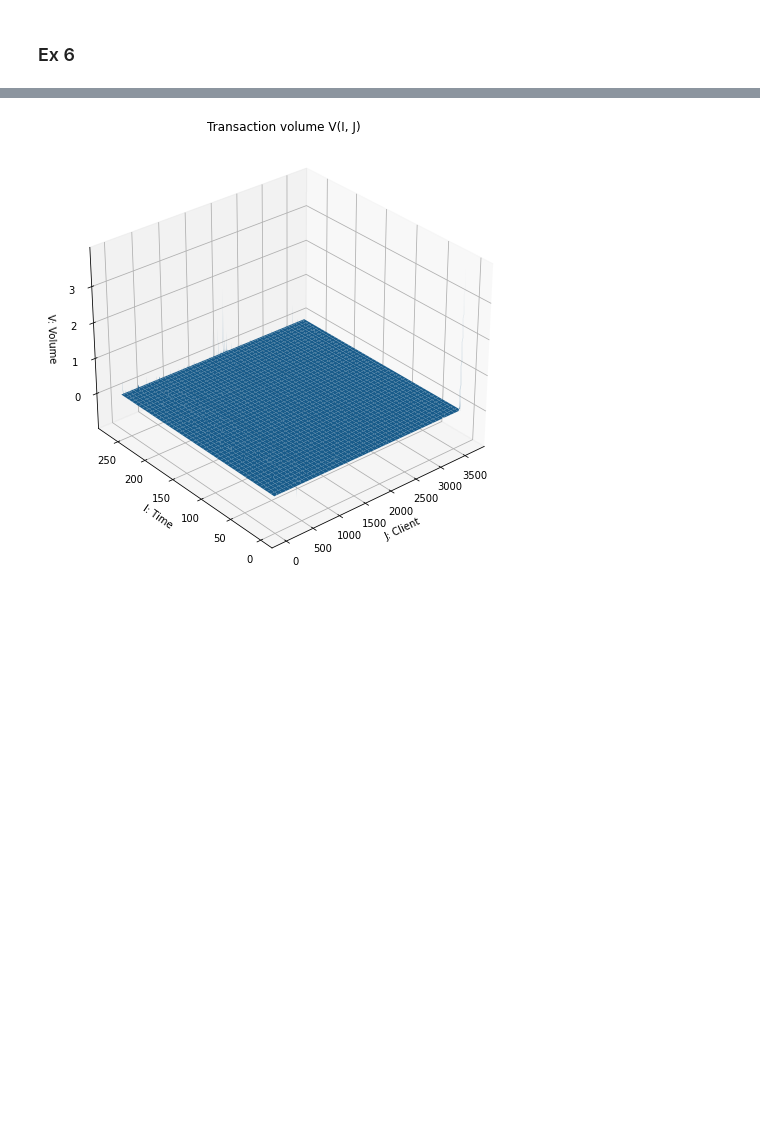
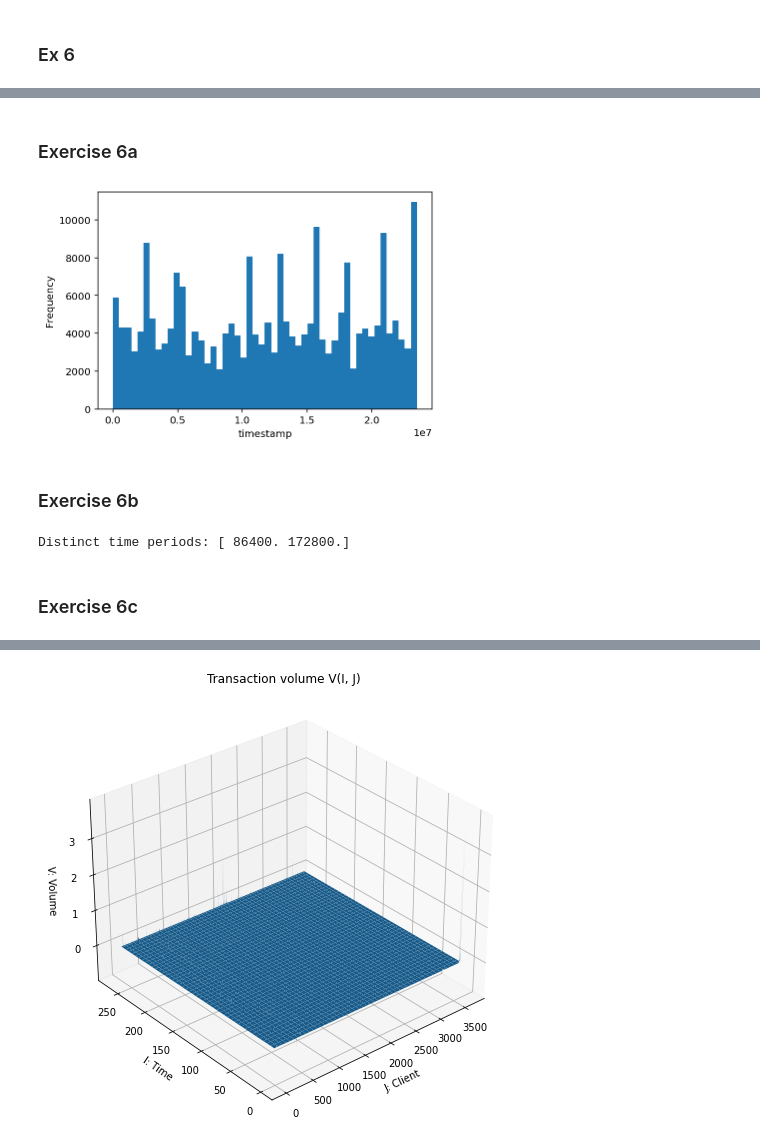
Before and after one commit to DionEngels/ScientificProgramming, a Jupyter notebook: Set 3/exset3_joris.ipynb, the cells around one changed output, grey strips where cells are left out. Drawn from its saved outputs; the diff is of its cells as text; code cells hidden in the pictures; blank space fills up the shorter version.

```diff
--- a/Set 3/exset3_joris.ipynb
+++ b/Set 3/exset3_joris.ipynb
@@ -515,0 +544,27 @@ array([[0.        , 0.0057971 , 0.00231884, ..., 0.        , 0.00069565,
+# %%
+path_joris = "../gallery/databases/DB1.mat"
+path_lars = "../gallery/databases/DB1.mat"
+
+table = loadmat(path_joris)
+variable_names=["nb_transaction",
+                  "segment",
+                  "product_segment",
+                  "territory",
+                  "sub_territory",
+                  "key_account",
+                  "incoterms",
+                  "customer_group_code",
+                  "customer",
+                  "product_code",
+                  "timestamp",
+                  "volume",
+                  "turnover",
+                  "margin",
+                  "cost_price",
+                  "price"]
+
+df = pd.DataFrame(table['T'], columns=variable_names)\
+    .loc[:, ['customer', "timestamp", "volume","price"]]\
+    .astype({'customer':'int'})
+
+df.head()
@@ -515,0 +578,16 @@ array([[0.        , 0.0057971 , 0.00231884, ..., 0.        , 0.00069565,
+# %% [markdown]
+### Exercise 6a
+# %%
+ax = df['timestamp'].plot.hist(bins=50)
+ax.set_xlabel('timestamp');
+# %% [output]
+[figure, added]
+# %% [markdown]
+### Exercise 6b
+# %%
+unique_ts = np.unique(df.timestamp)
+print(f"Distinct time periods: {np.unique(np.diff(unique_ts))}")
+# %% [output]
+Distinct time periods: [ 86400. 172800.]
+# %% [markdown]
+### Exercise 6c
```
Also changed, not shown: parts of 86 cells of this notebook.
